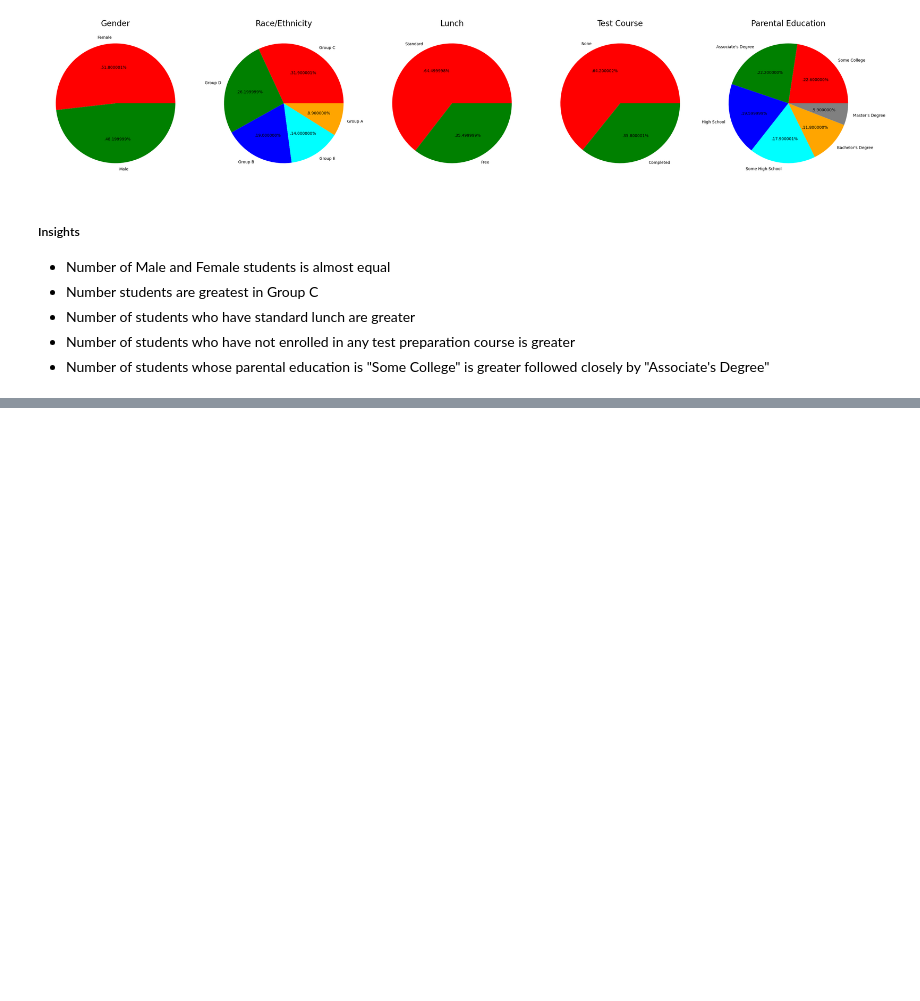
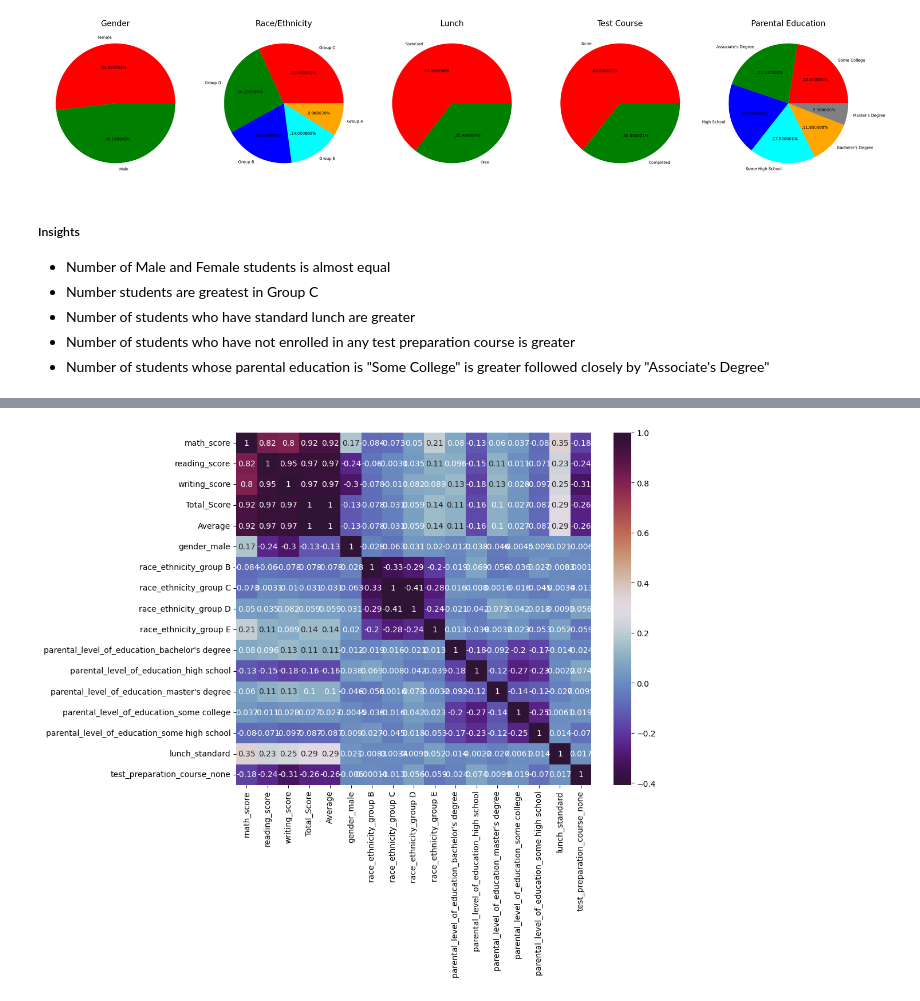
Before and after one commit to M-Abdullah-D/ML_Project, a Jupyter notebook: notebook/EDA.ipynb, the cells around one changed output, grey strips where cells are left out. Drawn from its saved outputs; the diff is of its cells as text; code cells hidden in the pictures; blank space fills up the shorter version.

```diff
--- a/notebook/EDA.ipynb
+++ b/notebook/EDA.ipynb
@@ -382,0 +559,3 @@ plt.show()
+# %%
+dff = pd.get_dummies(df, columns=cat_cols, drop_first=True,dtype="int64")
+dff.head()
@@ -382,0 +569,7 @@ plt.show()
+# %%
+
+plt.figure(figsize=(10, 8))
+sns.heatmap(dff.corr(), annot=True, cmap='twilight_shifted')
+plt.show()
+# %% [output]
+[figure, added]
```
Also changed, not shown: parts of 27 cells of this notebook, 2 other files.
